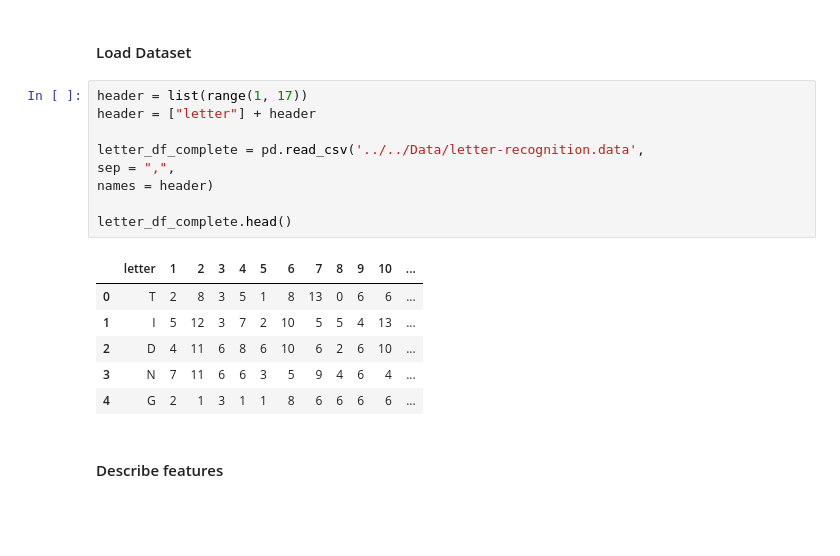
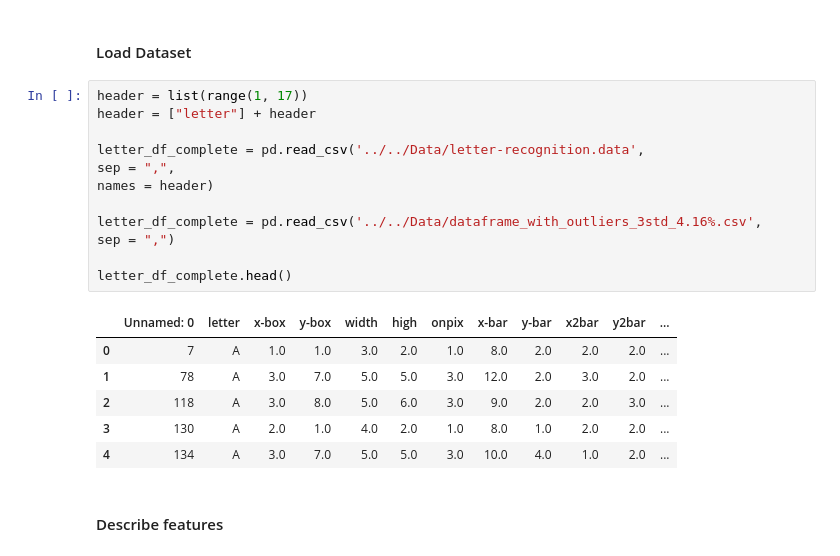
Before and after one commit to mmlein/KDDM2, a Jupyter notebook: src/01_feature inspection/Feature_representation.ipynb, the cells around one changed output. Cells and saved outputs as stored; diff of their text form; blank space fills up the shorter version.

```diff
--- a/src/01_feature inspection/Feature_representation.ipynb
+++ b/src/01_feature inspection/Feature_representation.ipynb
@@ -12,19 +12,22 @@ import itertools
 # %%
 header = list(range(1, 17))
 header = ["letter"] + header
 
 letter_df_complete = pd.read_csv('../../Data/letter-recognition.data',
 sep = ",",
 names = header)
 
+letter_df_complete = pd.read_csv('../../Data/dataframe_with_outliers_3std_4.16%.csv',
+sep = ",")
+
 letter_df_complete.head()
 # %% [output]
-|  | letter | 1 | 2 | 3 | 4 | 5 | 6 | 7 | 8 | 9 | 10 | ... |
-| 0 | T | 2 | 8 | 3 | 5 | 1 | 8 | 13 | 0 | 6 | 6 | ... |
-| 1 | I | 5 | 12 | 3 | 7 | 2 | 10 | 5 | 5 | 4 | 13 | ... |
-| 2 | D | 4 | 11 | 6 | 8 | 6 | 10 | 6 | 2 | 6 | 10 | ... |
-| 3 | N | 7 | 11 | 6 | 6 | 3 | 5 | 9 | 4 | 6 | 4 | ... |
-| 4 | G | 2 | 1 | 3 | 1 | 1 | 8 | 6 | 6 | 6 | 6 | ... |
+|  | Unnamed: 0 | letter | x-box | y-box | width | high | onpix | x-bar | y-bar | x2bar | y2bar | ... |
+| 0 | 7 | A | 1.0 | 1.0 | 3.0 | 2.0 | 1.0 | 8.0 | 2.0 | 2.0 | 2.0 | ... |
+| 1 | 78 | A | 3.0 | 7.0 | 5.0 | 5.0 | 3.0 | 12.0 | 2.0 | 3.0 | 2.0 | ... |
+| 2 | 118 | A | 3.0 | 8.0 | 5.0 | 6.0 | 3.0 | 9.0 | 2.0 | 2.0 | 3.0 | ... |
+| 3 | 130 | A | 2.0 | 1.0 | 4.0 | 2.0 | 1.0 | 8.0 | 1.0 | 2.0 | 2.0 | ... |
+| 4 | 134 | A | 3.0 | 7.0 | 5.0 | 5.0 | 3.0 | 10.0 | 4.0 | 1.0 | 2.0 | ... |
 # %% [markdown]
 #### Describe features
 # %%
```
Also changed, not shown: parts of 3 cells of this notebook, 1 other file.
